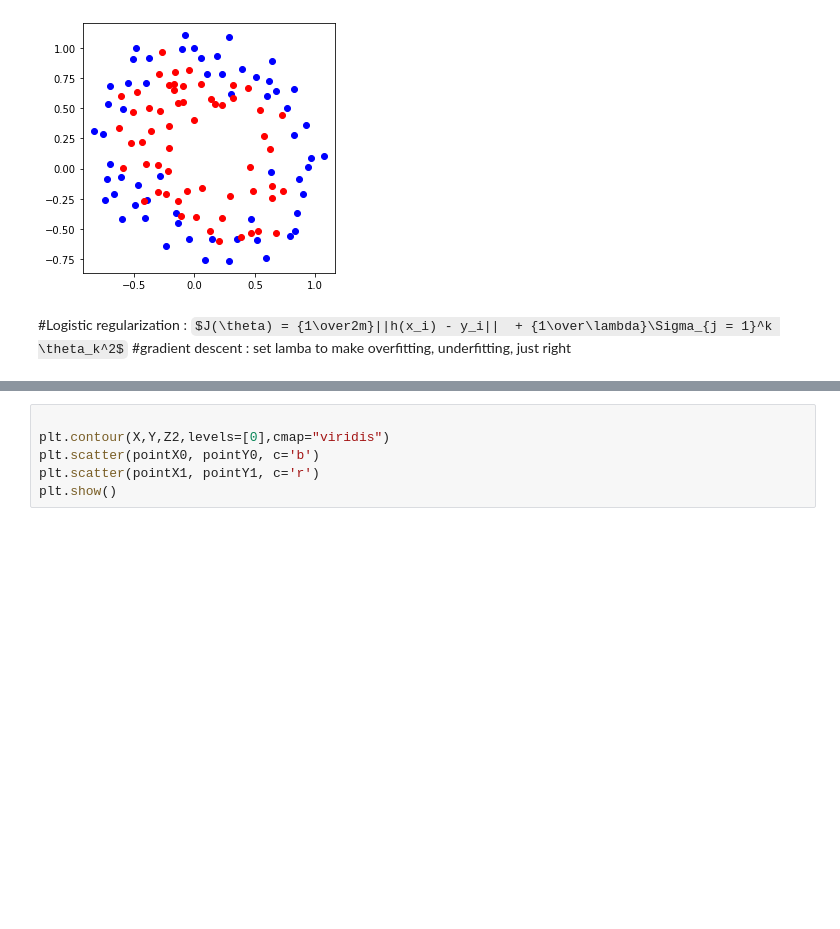
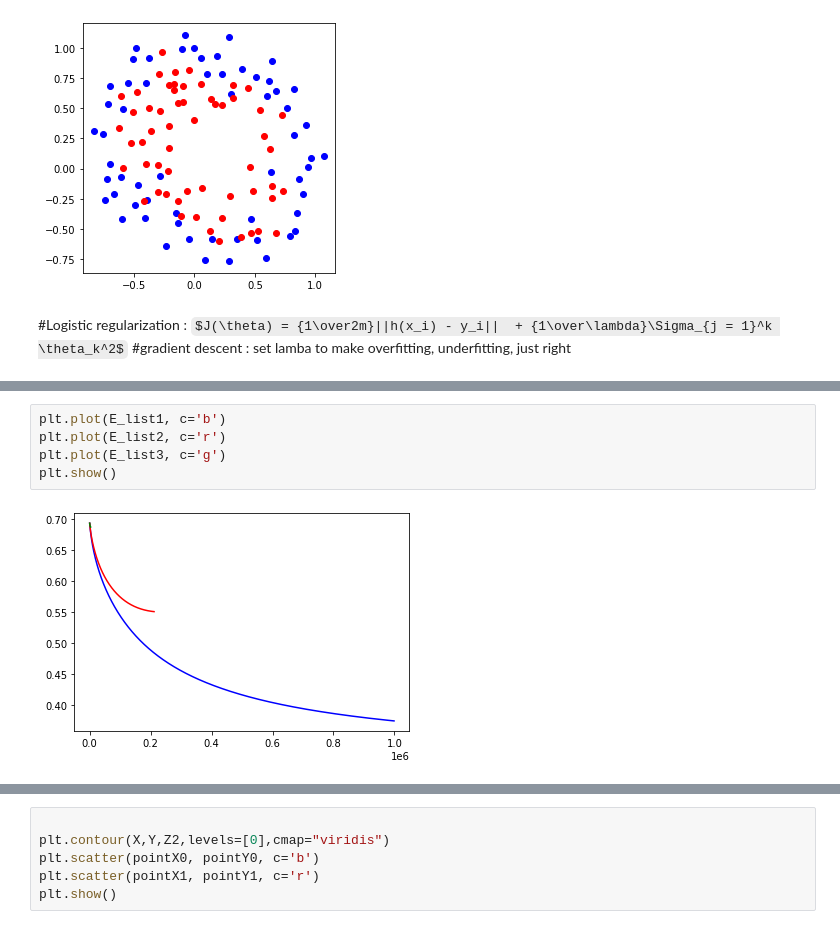
Before and after one commit to CJavaPython/AssignmentFolder, a Jupyter notebook: Assignment07/Assignment07.ipynb, the cells around one changed output, grey strips where cells are left out. Drawn from its saved outputs; the diff is of its cells as text; some formulas as TeX source; blank space fills up the shorter version.

```diff
--- a/Assignment07/Assignment07.ipynb
+++ b/Assignment07/Assignment07.ipynb
@@ -163,3 +175,10 @@ print(iter3)
+# %%
+plt.plot(E_list1, c='b')
+plt.plot(E_list2, c='r')
+plt.plot(E_list3, c='g')
+plt.show()
+# %% [output]
+[figure, added]
 # %%
 print(accuracy_list1[len(accuracy_list1) - 1], "%")
 # %% [output]
```
Also changed, not shown: parts of 9 cells of this notebook.
